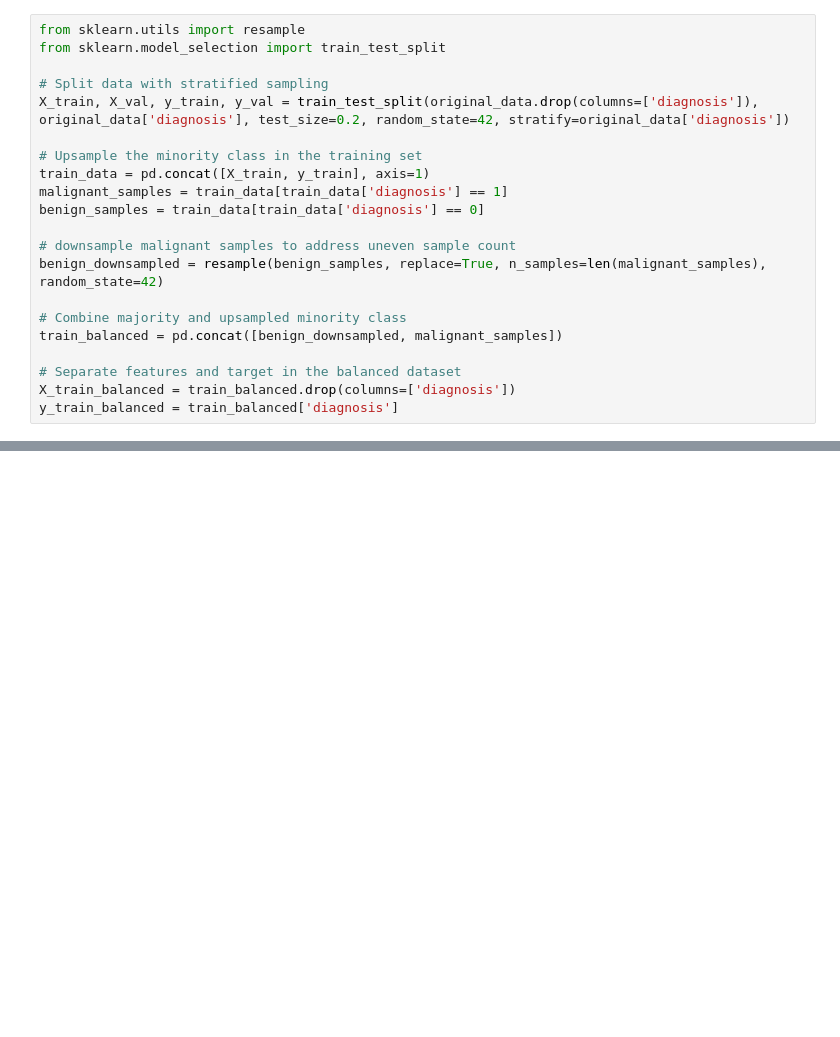
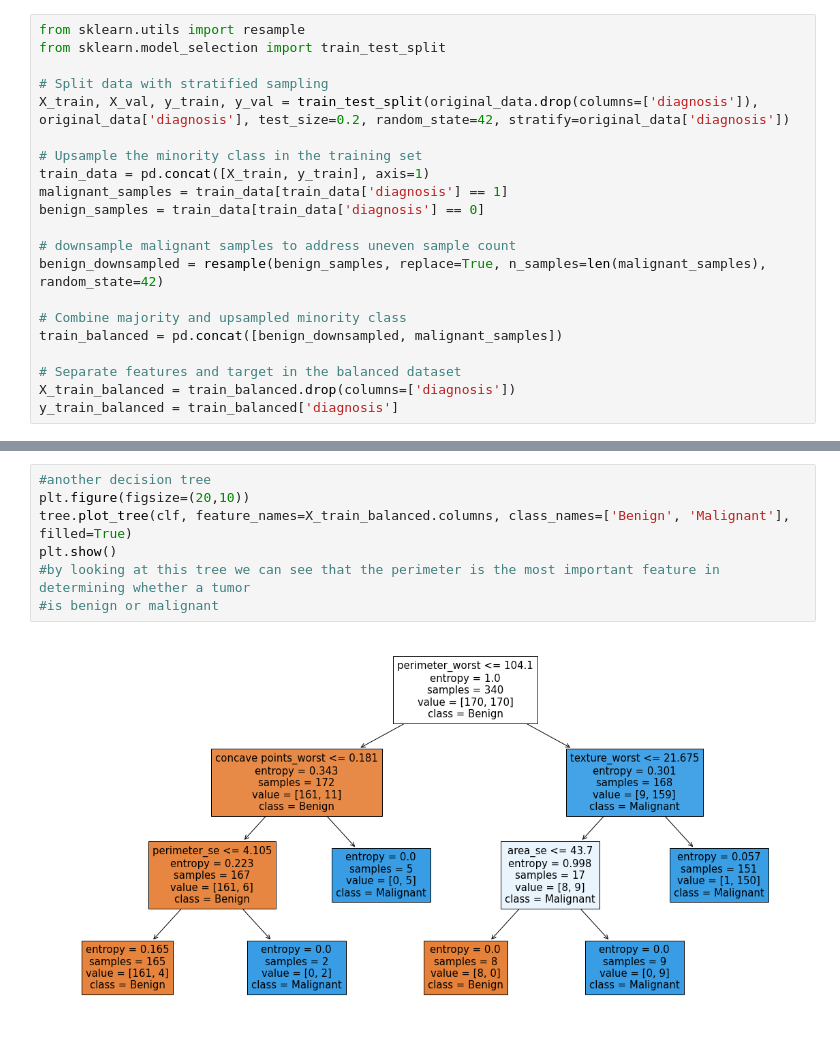
Before and after one commit to atainterg/CS3870-Final-Project, a Jupyter notebook: CS3870_PredictingBenignOrCancer.ipynb, the cells around one changed output, grey strips where cells are left out. Saved outputs shown, nothing was run; the diff lists cells and outputs as text; blank space fills up the shorter version.

```diff
--- a/CS3870_PredictingBenignOrCancer.ipynb
+++ b/CS3870_PredictingBenignOrCancer.ipynb
@@ -186,0 +197,9 @@ plt.show()
+# %%
+#another decision tree
+plt.figure(figsize=(20,10))
+tree.plot_tree(clf, feature_names=X_train_balanced.columns, class_names=['Benign', 'Malignant'], filled=True)
+plt.show()
+#by looking at this tree we can see that the perimeter is the most important feature in determining whether a tumor
+#is benign or malignant
+# %% [output]
+[figure, added]
```
Also changed, not shown: parts of 6 cells of this notebook.
